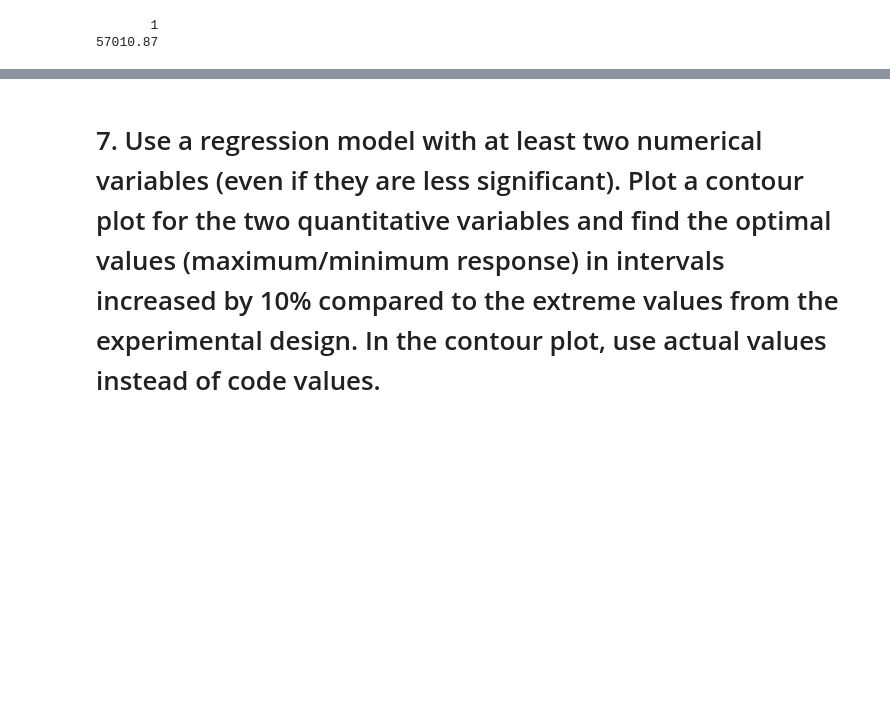
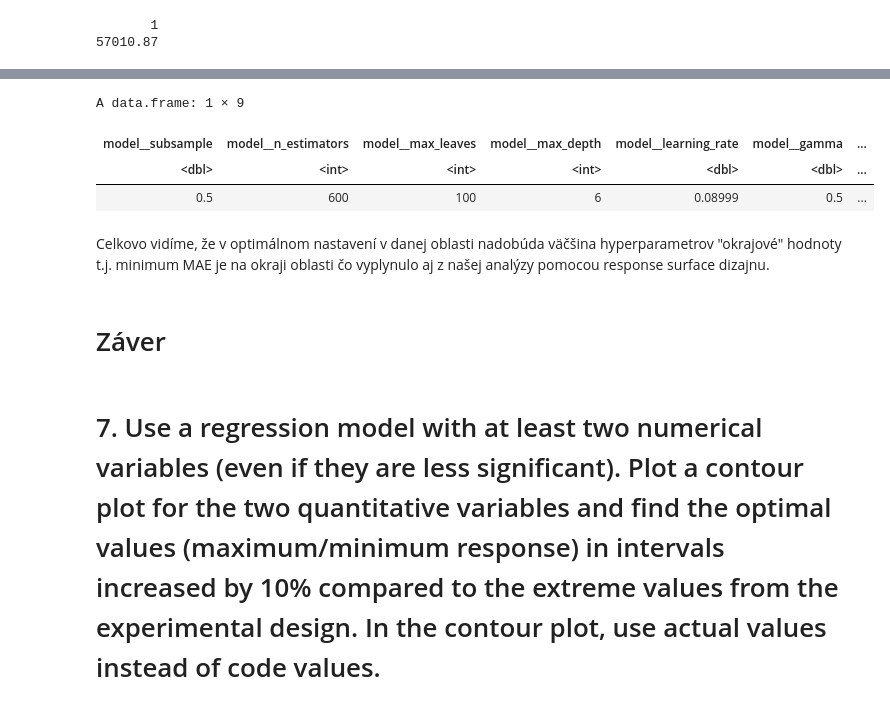
Before and after one commit to Many98/01NAEX, a Jupyter notebook: Protokol_EF.ipynb, the cells around one changed output, grey strips where cells are left out. Cells and saved outputs as stored; diff of their text form; code cells hidden in the pictures; blank space fills up the shorter version.

```diff
--- a/Protokol_EF.ipynb
+++ b/Protokol_EF.ipynb
@@ -687,3 +734,15 @@ s 25K iteráciami (z 315K možných) našiel najlepšiu podmnožinu hyperparamet
+# %%
+xgb_best_result_25k <- data <- read.table("https://raw.githubusercontent.com/Many98/01NAEX/main/xgboost_random_search_best.csv",header=TRUE,sep=",")
+xgb_best_result_25k
+# %% [output]
+A data.frame: 1 × 9
+| model__subsample | model__n_estimators | model__max_leaves | model__max_depth | model__learning_rate | model__gamma | ... |
+| <dbl> | <int> | <int> | <int> | <dbl> | <dbl> | ... |
+| 0.5 | 600 | 100 | 6 | 0.08999 | 0.5 | ... |
+# %% [markdown]
+Celkovo vidíme, že v optimálnom nastavení v danej oblasti nadobúda väčšina hyperparametrov "okrajové" hodnoty t.j. minimum MAE je na okraji oblasti čo vyplynulo aj z našej analýzy pomocou response surface dizajnu.
+# %% [markdown]
+# Záver
 # %% [markdown]
 # 7. Use a regression model with at least two numerical variables (even if they are less significant). Plot a contour plot for the two quantitative variables and find the optimal values (maximum/minimum response) in intervals increased by 10% compared to the extreme values from the experimental design. In the contour plot, use actual values instead of code values.
 # %% [markdown]
```
Also changed, not shown: parts of 28 cells of this notebook.
